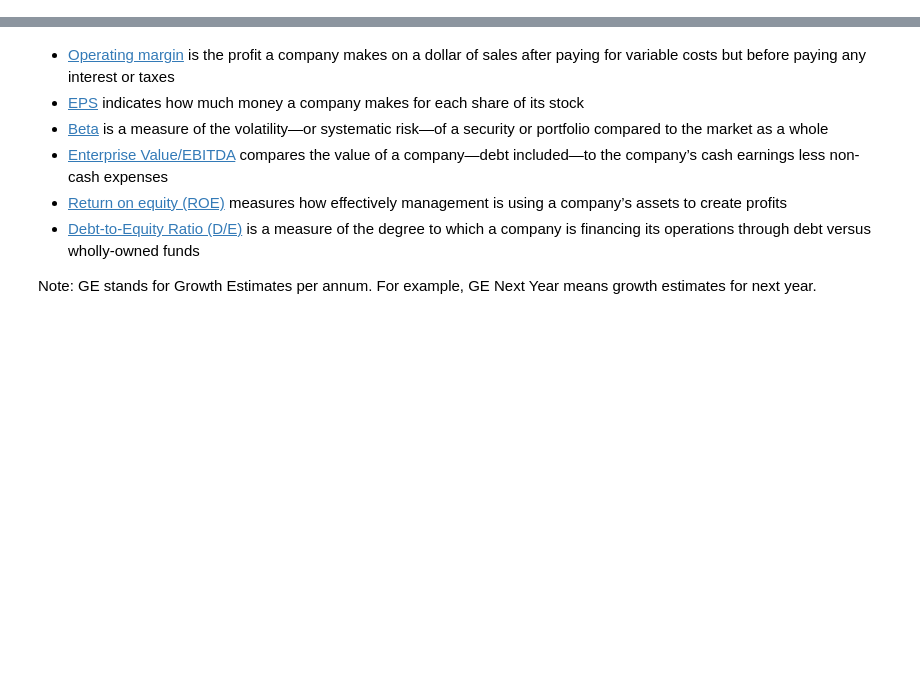
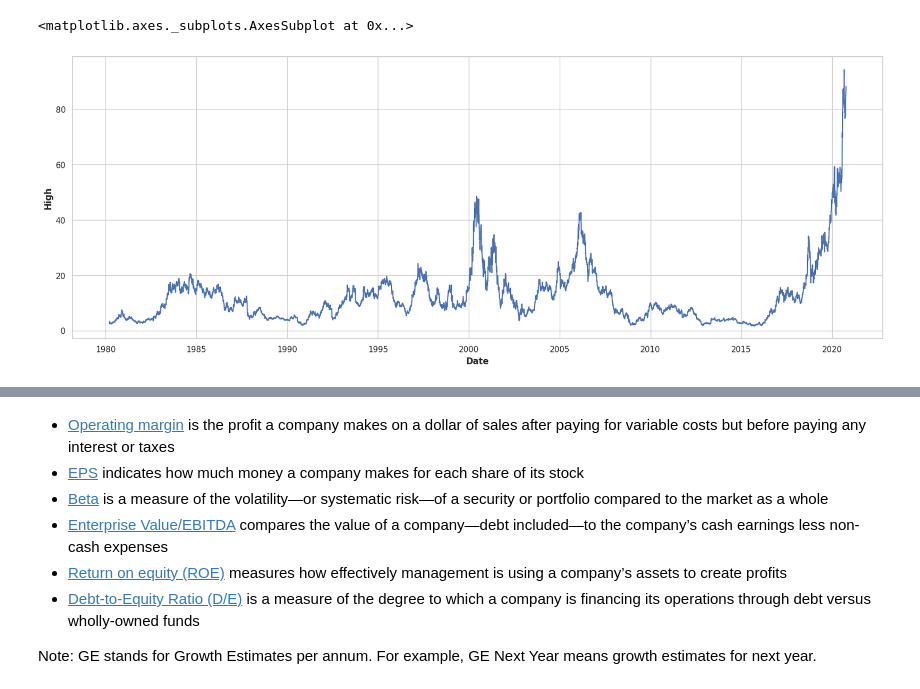
Before and after one commit to juwimana/Trading, a Jupyter notebook: Stock_Purchase_Valuation.ipynb, the cells around one changed output, grey strips where cells are left out. Drawn from its saved outputs; the diff is of its cells as text; code cells hidden in the pictures; blank space fills up the shorter version.

```diff
--- a/Stock_Purchase_Valuation.ipynb
+++ b/Stock_Purchase_Valuation.ipynb
@@ -26,0 +48,4 @@ df_prices.head()
+# %%
+#get stock price historical data
+h_stock = stock.history(period='max')
+h_stock
@@ -26,0 +67,8 @@ df_prices.head()
+# %%
+#plot historical data
+plt.rcParams["figure.figsize"] = (20,7)
+sns.set_theme(style="whitegrid")
+sns.lineplot(data=h_stock.High, palette='tab10')
+# %% [output]
+<matplotlib.axes._subplots.AxesSubplot at 0x...>
+[figure, added]
```
Also changed, not shown: parts of 19 cells of this notebook.
